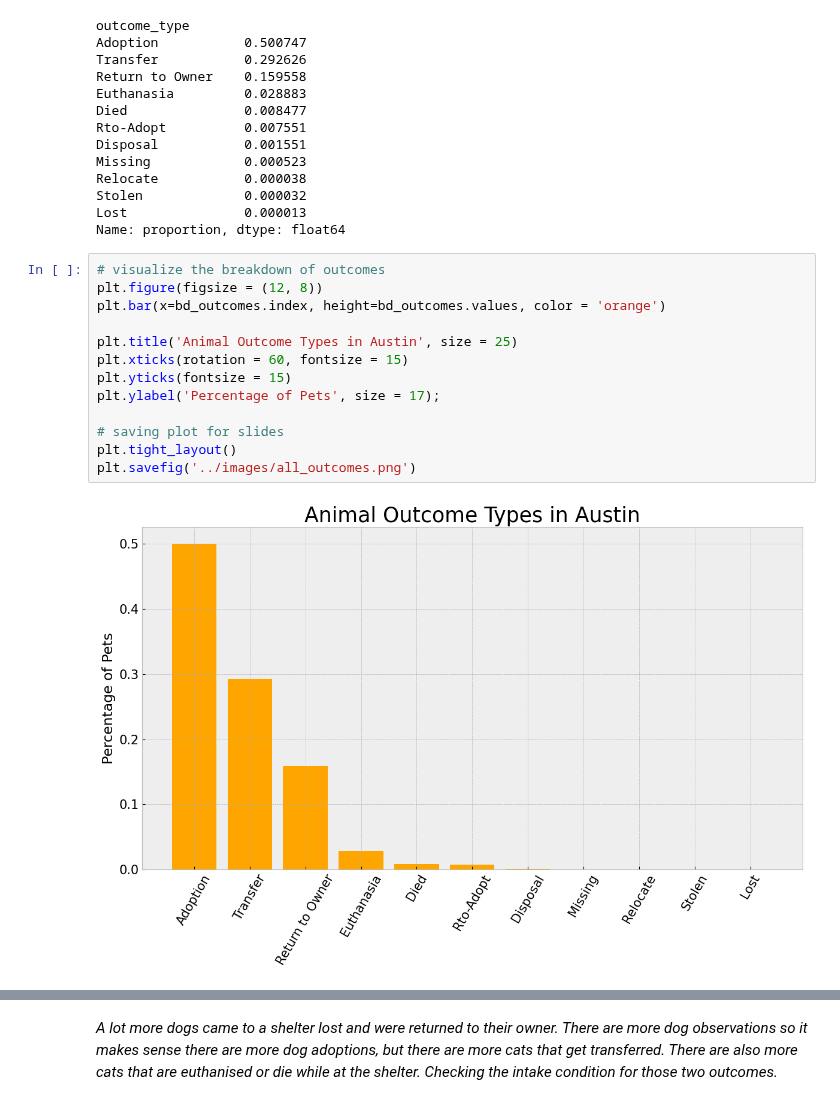
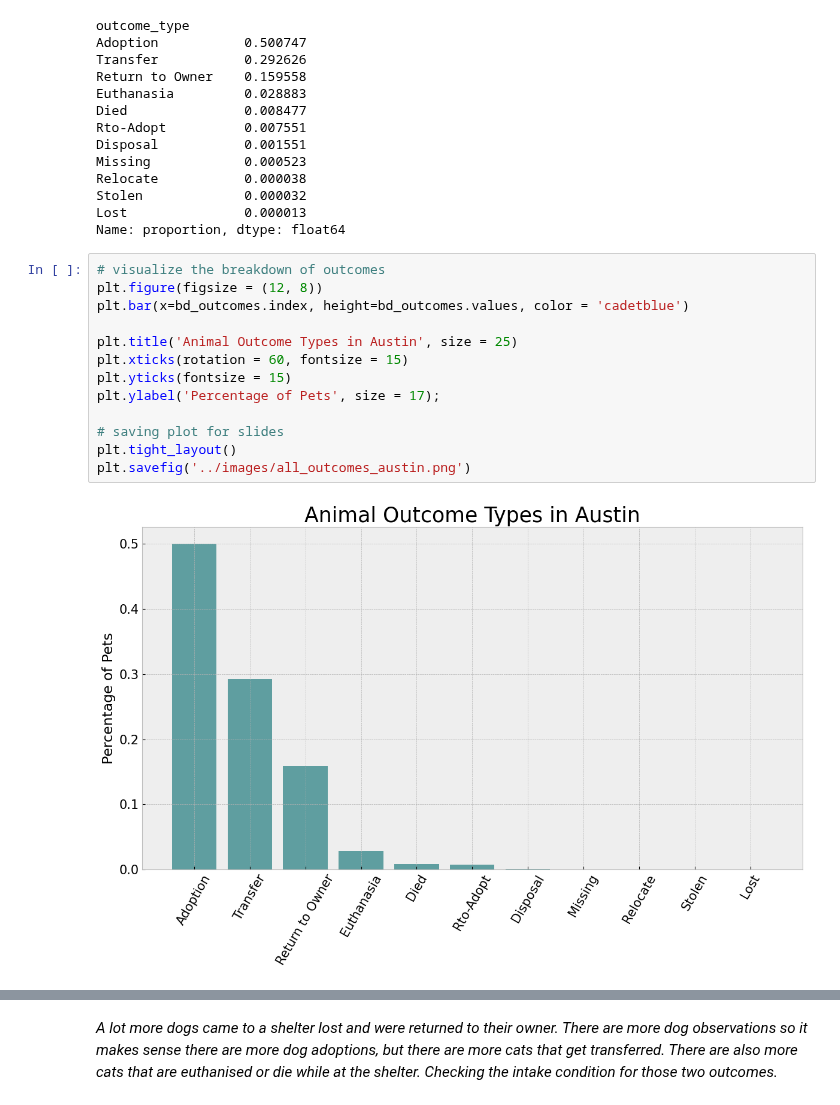
Before and after one commit to kncramer/animal-shelter-outcomes, a Jupyter notebook: code/02-EDA.ipynb, the cells around one changed output, grey strips where cells are left out. Saved outputs shown, nothing was run; the diff lists cells and outputs as text.

```diff
--- a/code/02-EDA.ipynb
+++ b/code/02-EDA.ipynb
@@ -170,18 +172,18 @@ Name: proportion, dtype: float64
 # %%
 # visualize the breakdown of outcomes
 plt.figure(figsize = (12, 8))
-plt.bar(x=bd_outcomes.index, height=bd_outcomes.values, color = 'orange')
+plt.bar(x=bd_outcomes.index, height=bd_outcomes.values, color = 'cadetblue')
 
 plt.title('Animal Outcome Types in Austin', size = 25)
 plt.xticks(rotation = 60, fontsize = 15)
 plt.yticks(fontsize = 15)
 plt.ylabel('Percentage of Pets', size = 17);
 
 # saving plot for slides
 plt.tight_layout()
-plt.savefig('../images/all_outcomes.png')
+plt.savefig('../images/all_outcomes_austin.png')
 # %% [output]
-[figure, old version]
+[figure, new version]
 # %%
 # show distribution of cats vs dogs for each outcome
 sns.displot(animals_austin, y='outcome_type', hue='animal_type', height=8, aspect=1.5)
```
Also changed, not shown: parts of 48 cells of this notebook.
